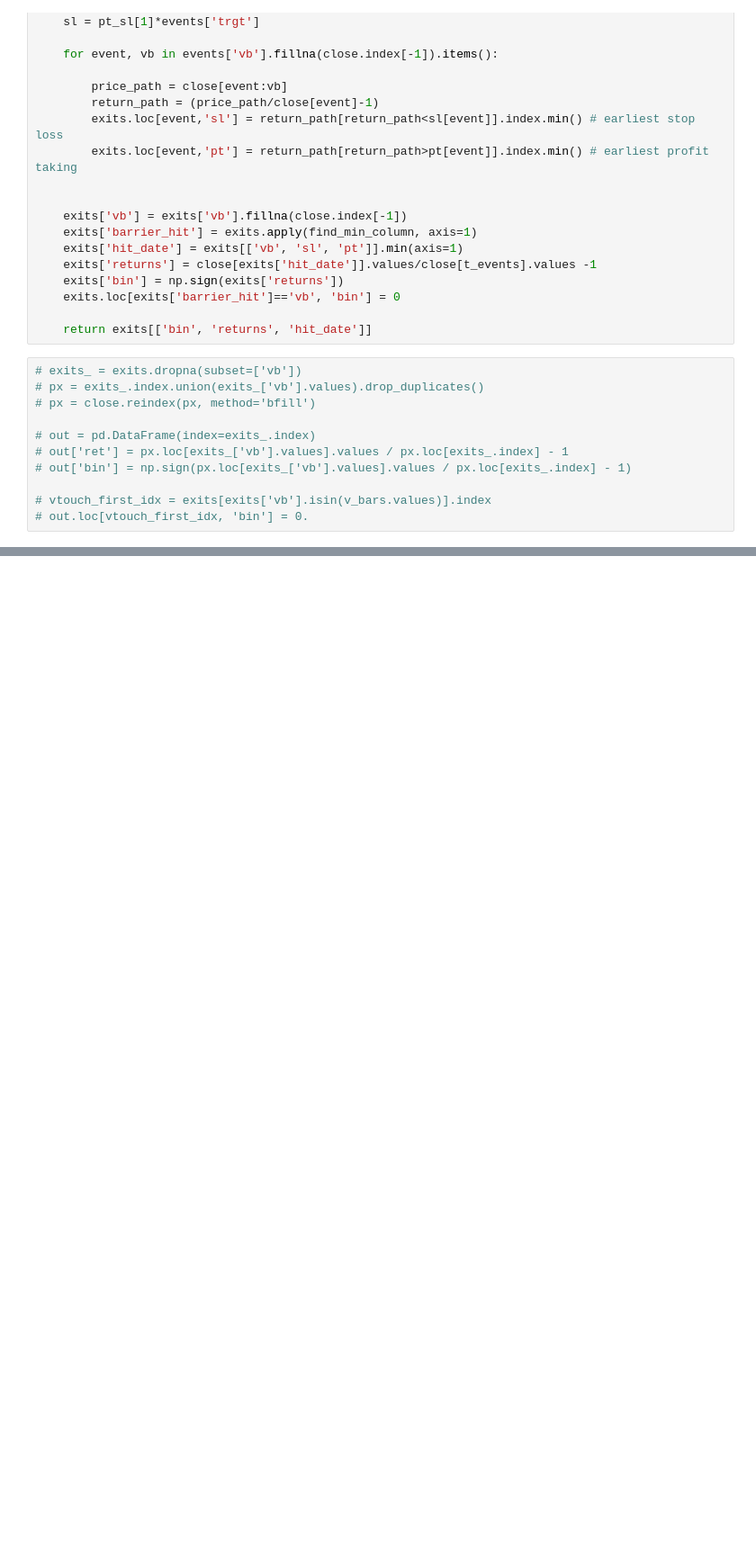
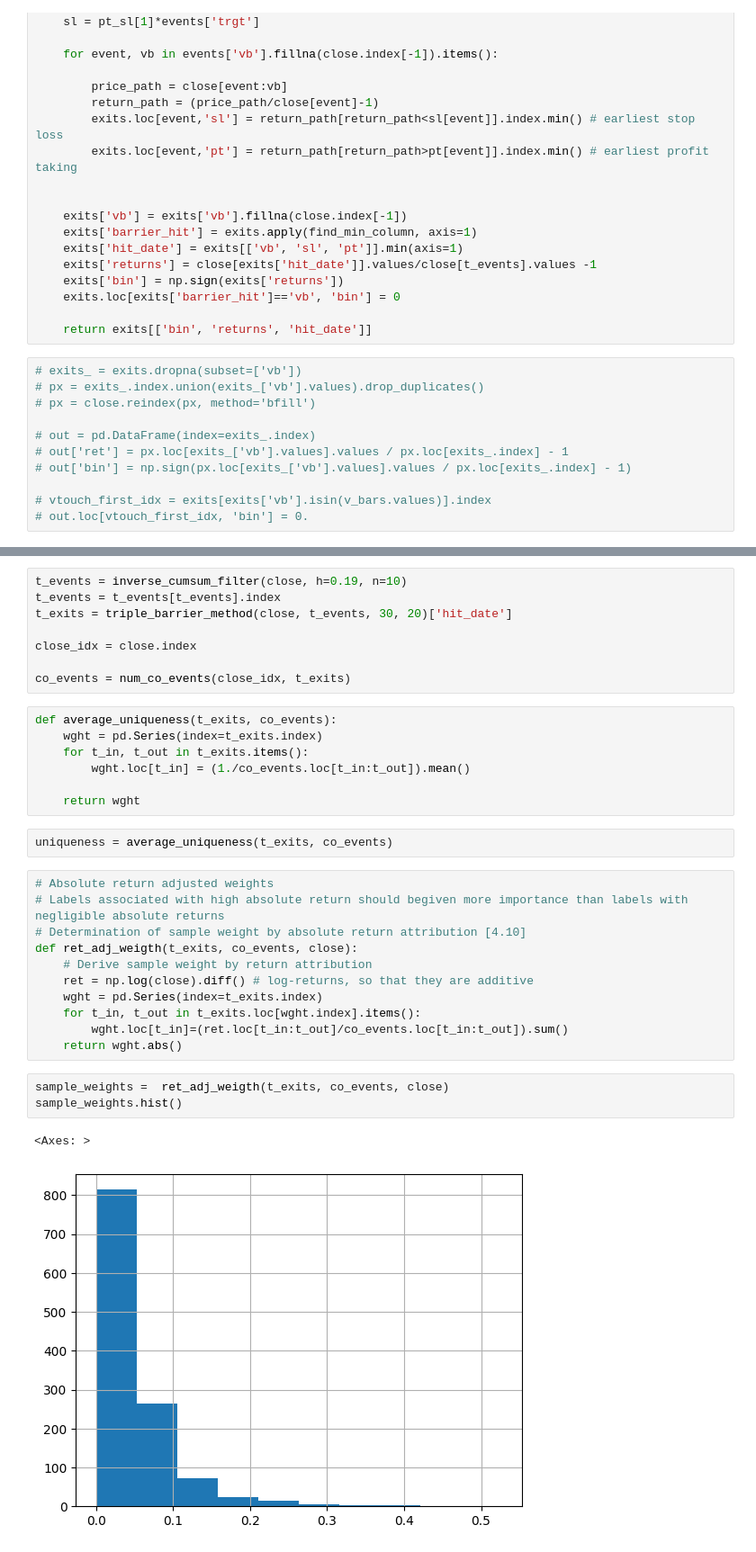
Before and after one commit to viksharma04/algo_lab, a Jupyter notebook: algo_lab/data_labelling.ipynb, the cells around one changed output, grey strips where cells are left out. Shown at 90% size. Cells and saved outputs as stored; diff of their text form; blank space fills up the shorter version.

Commit message:
add sample weights, data labelling experiments with high vol

```diff
--- a/algo_lab/data_labelling.ipynb
+++ b/algo_lab/data_labelling.ipynb
@@ -286,0 +298,34 @@ plot_percent_label_matrix(bin_dist, lower_threshold=33, upper_threshold=66)
+# %%
+t_events = inverse_cumsum_filter(close, h=0.19, n=10)
+t_events = t_events[t_events].index
+t_exits = triple_barrier_method(close, t_events, 30, 20)['hit_date']
+
+close_idx = close.index
+
+co_events = num_co_events(close_idx, t_exits)
+# %%
+def average_uniqueness(t_exits, co_events):
+    wght = pd.Series(index=t_exits.index)
+    for t_in, t_out in t_exits.items():
+        wght.loc[t_in] = (1./co_events.loc[t_in:t_out]).mean()
+
+    return wght
+# %%
+uniqueness = average_uniqueness(t_exits, co_events)
+# %%
+# Absolute return adjusted weights
+# Labels associated with high absolute return should begiven more importance than labels with negligible absolute returns
+# Determination of sample weight by absolute return attribution [4.10]
+def ret_adj_weigth(t_exits, co_events, close):
+    # Derive sample weight by return attribution
+    ret = np.log(close).diff() # log-returns, so that they are additive
+    wght = pd.Series(index=t_exits.index)
+    for t_in, t_out in t_exits.loc[wght.index].items():
+        wght.loc[t_in]=(ret.loc[t_in:t_out]/co_events.loc[t_in:t_out]).sum()
+    return wght.abs()
+# %%
+sample_weights =  ret_adj_weigth(t_exits, co_events, close)
+sample_weights.hist()
+# %% [output]
+<Axes: >
+[figure, added]
```
Also changed, not shown: parts of 18 cells of this notebook.
